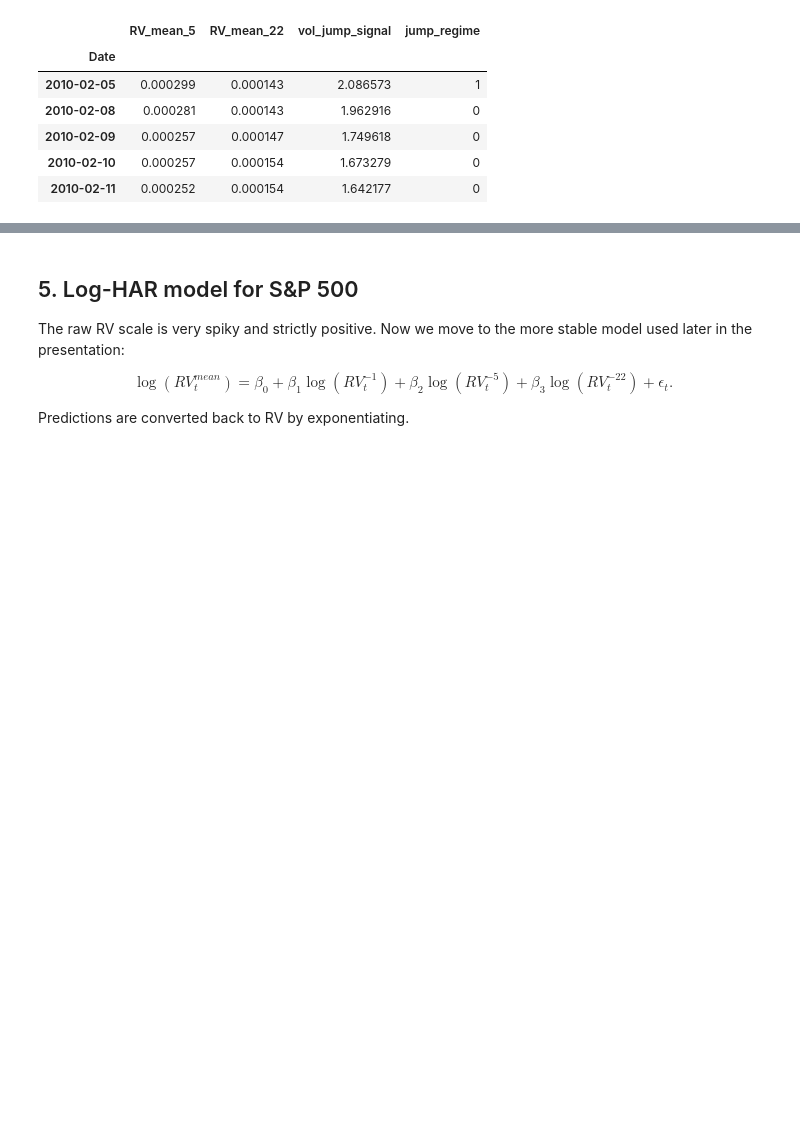
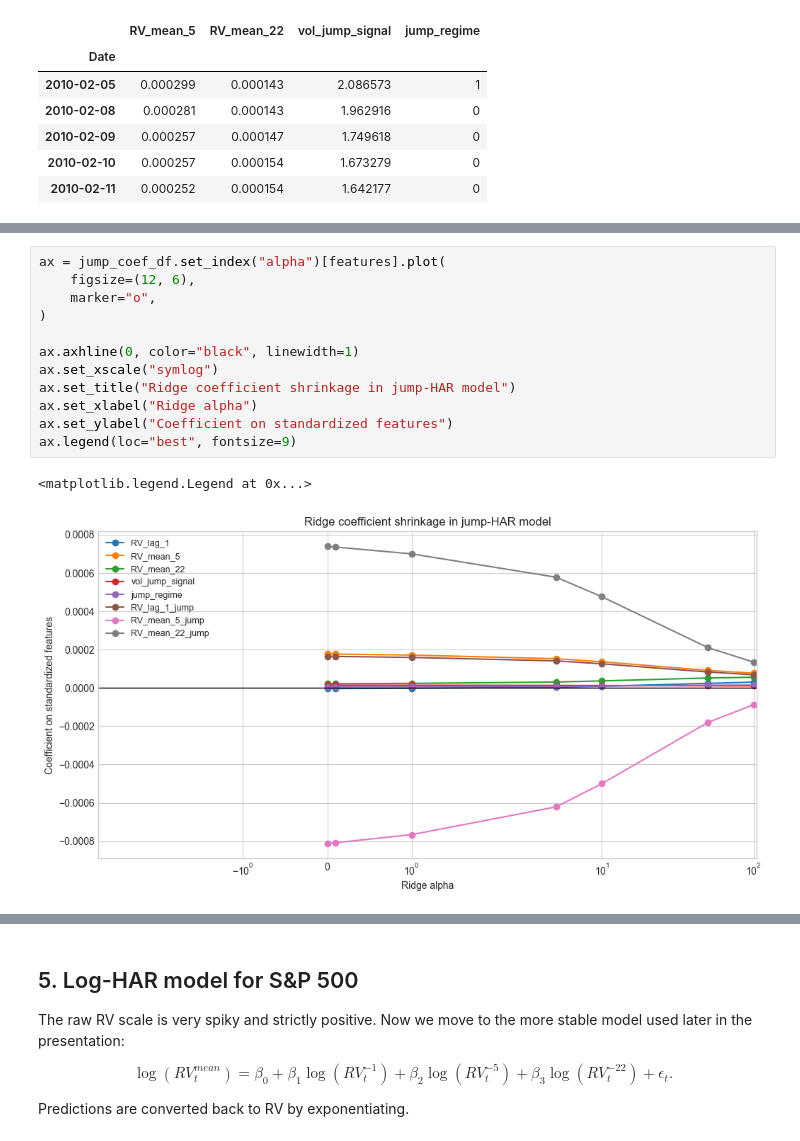
Before and after one commit to GaloisM/Bayesian_Volatility, a Jupyter notebook: bayesian_volatility_clean.ipynb, the cells around one changed output, grey strips where cells are left out. Saved outputs shown, nothing was run; the diff lists cells and outputs as text; blank space fills up the shorter version.

```diff
--- a/bayesian_volatility_clean.ipynb
+++ b/bayesian_volatility_clean.ipynb
@@ -394,0 +458,15 @@ plt.show()
+# %%
+ax = jump_coef_df.set_index("alpha")[features].plot(
+    figsize=(12, 6),
+    marker="o",
+)
+
+ax.axhline(0, color="black", linewidth=1)
+ax.set_xscale("symlog")
+ax.set_title("Ridge coefficient shrinkage in jump-HAR model")
+ax.set_xlabel("Ridge alpha")
+ax.set_ylabel("Coefficient on standardized features")
+ax.legend(loc="best", fontsize=9)
+# %% [output]
+<matplotlib.legend.Legend at 0x...>
+[figure, added]
```
Also changed, not shown: parts of 31 cells of this notebook, 1 other file.
